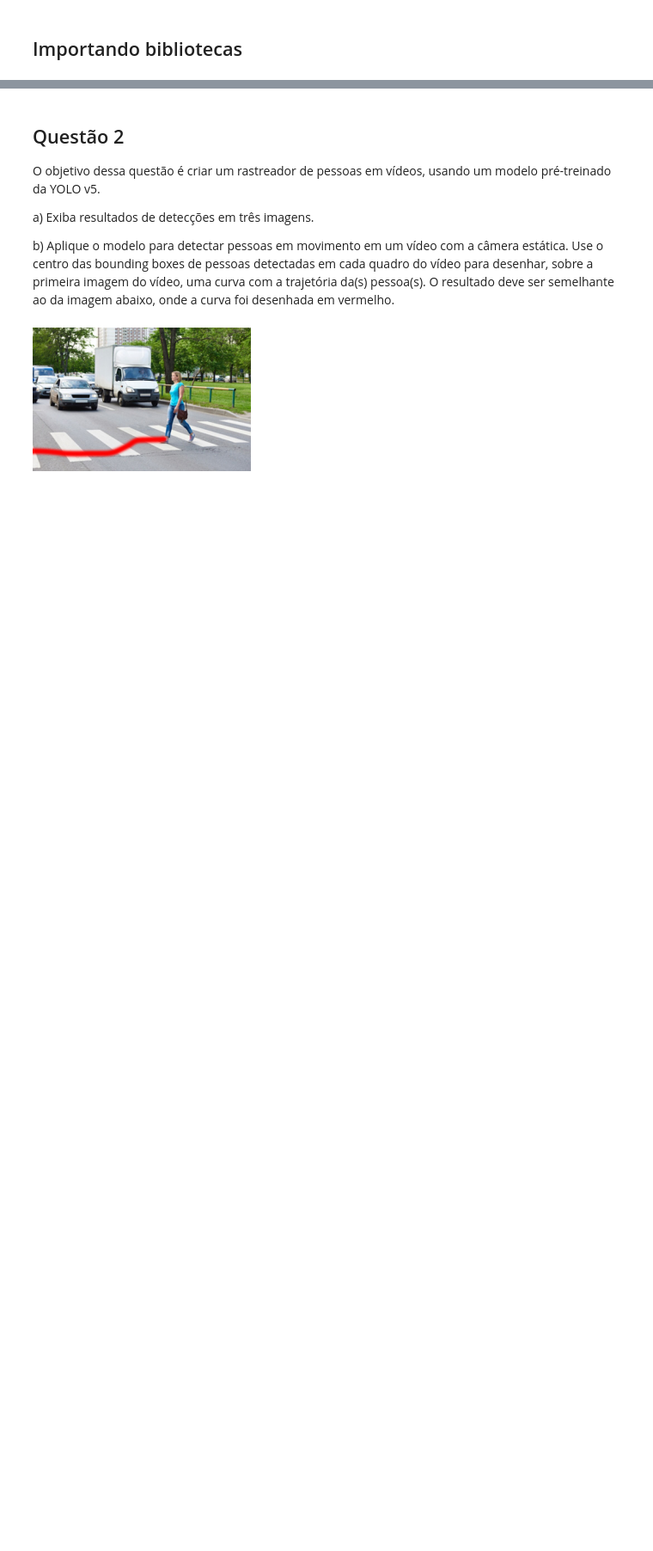
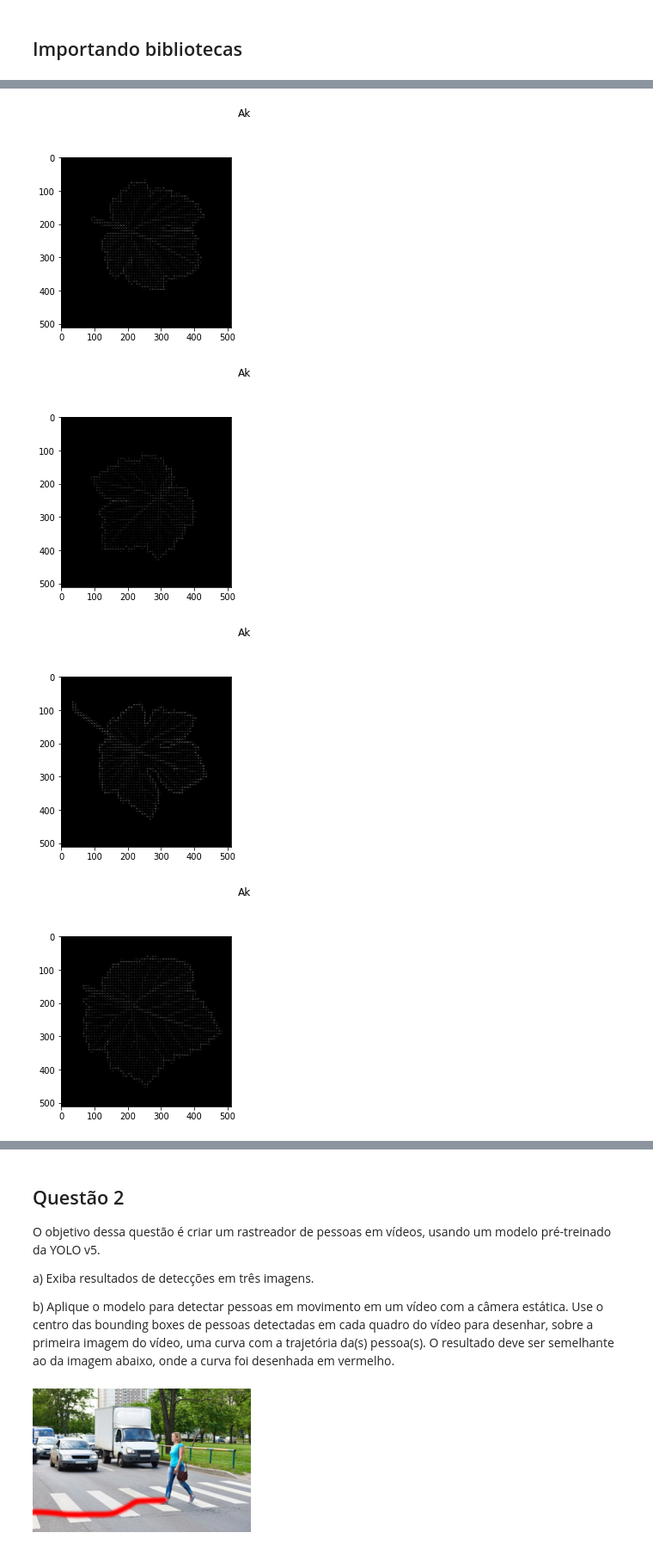
Before and after one commit to audreyemmely/computer-vision, a Jupyter notebook: visaocomp_lista5.ipynb, the cells around one changed output, grey strips where cells are left out. Shown at 86% size. Saved outputs shown, nothing was run; the diff lists cells and outputs as text; code cells hidden in the pictures; blank space fills up the shorter version.

```diff
--- a/visaocomp_lista5.ipynb
+++ b/visaocomp_lista5.ipynb
@@ -32,0 +64,10 @@ https://www.kaggle.com/datasets/muratkokludataset/grapevine-leaves-image-dataset
+# %%
+classes = []
+paths = []
+for image in main_df['images']:
+    class_ = image.split(' (')[0]
+    classes.append(class_)
+    paths.append(main_path+class_+'/'+image)
+# %%
+main_df['classes'] = classes
+main_df['path'] = paths
@@ -32,0 +83,21 @@ https://www.kaggle.com/datasets/muratkokludataset/grapevine-leaves-image-dataset
+# %%
+main_df = main_df.drop(main_df[(main_df.classes != 'Ak') & (main_df.classes != 'Buzgulu')].index)
+# %%
+def hog_images(class_name):
+    classes_df = main_df[main_df['classes'] ==  class_name].reset_index(drop = True)
+    for idx,i in enumerate(np.random.choice(main_df['path'],4)):
+        image = cv2.imread(i)
+        fd, hog_image = hog(image, orientations=9, pixels_per_cell=(8, 8), cells_per_block=(2, 2), visualize=True, multichannel=True)
+        fig = plt.figure(figsize=(8, 8))
+        plt.suptitle(class_name)
+        plt.subplot(2,2,1)
+        plt.imshow(hog_image, cmap="gray")
+        plt.show()
+# %%
+for class_name in main_df['classes'].unique():
+    hog_images(class_name)
+# %% [output]
+[figure, added]
+[figure, added]
+[figure, added]
+[figure, added]
```
Also changed, not shown: parts of 31 cells of this notebook.
